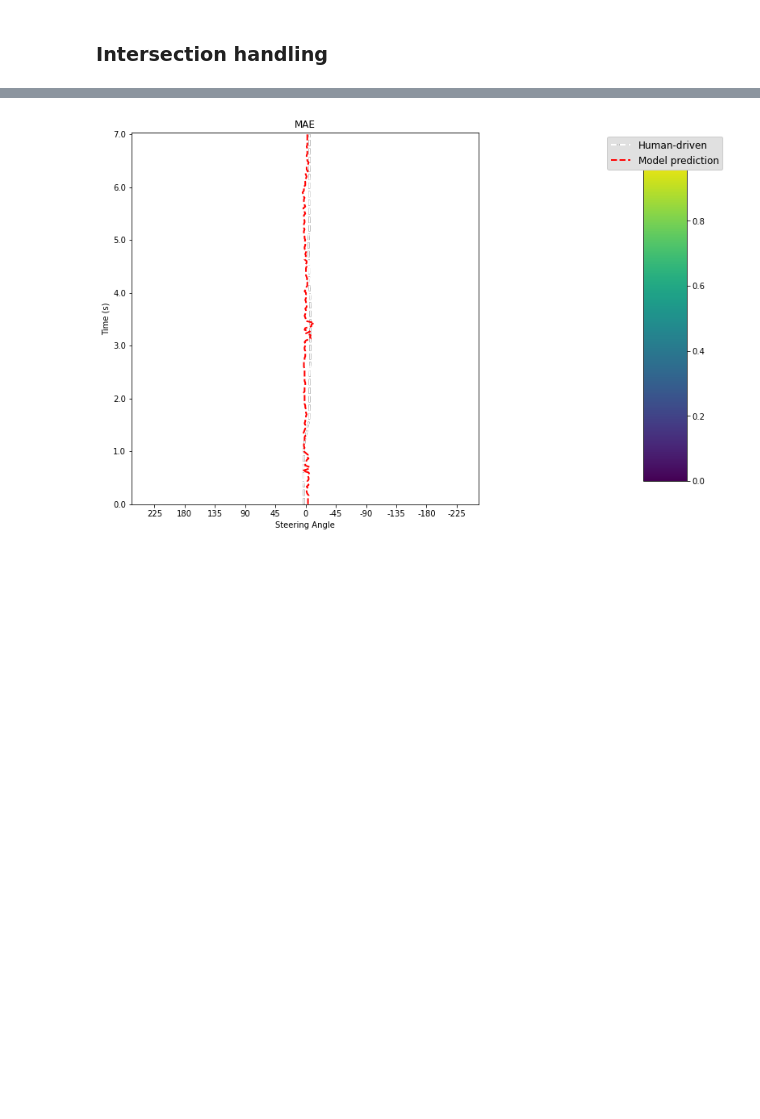
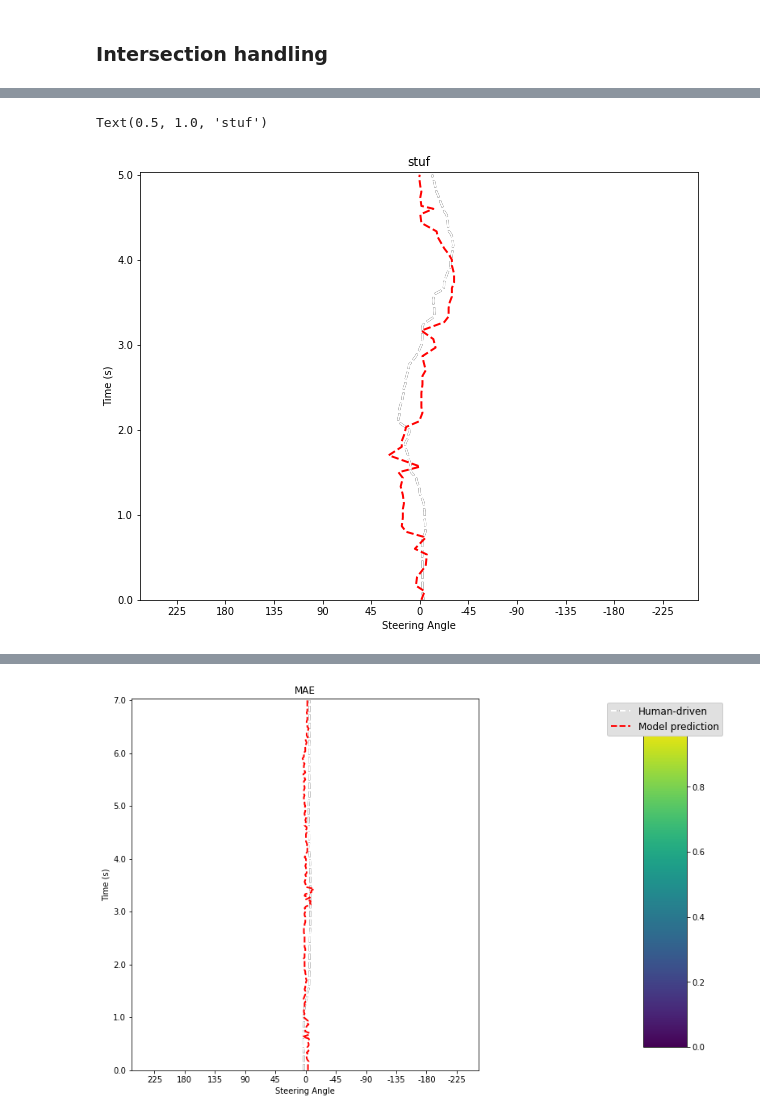
Before and after one commit to nikebless/e2e-driving, a Jupyter notebook: notebooks/intersection_handling.ipynb, the cells around one changed output, grey strips where cells are left out. Cells and saved outputs as stored; diff of their text form; code cells hidden in the pictures; blank space fills up the shorter version.

```diff
--- a/notebooks/intersection_handling.ipynb
+++ b/notebooks/intersection_handling.ipynb
@@ -303,3 +314,39 @@ def crop_intersection(ds_forward, ds_backward, place='village-forward'):
+# %%
+DURATION_SEC = 5
+num_samples = 512
+bound = 4.5
+
+eff_angles = intersection_dataset.frames.steering_angle
+pred_angles = intersection_dataset.frames.cmd_steering_angle * 14.7
+
+fix, ax = plt.subplots(figsize=(10, 10))
+
+
+ax.set_xlim(0, num_samples)
+ax.set_ylim(DURATION_SEC*30+1, 0) # 211 = 7 seconds * 30 fps + 1
+ax.set_aspect(2.6)
+
+ax.invert_xaxis()
+ax.invert_yaxis()
+ax.set_xlabel('Steering Angle')
+ax.set_ylabel('Time (s)')
+tick_formatter = FuncFormatter(lambda x, pos: int(bin_idx_to_steering_angle(x, num_samples=num_samples, bound=bound).round()))
+tick_locator = FixedLocator(steering_angle_to_bin_idx([-225, -180, -135, -90, -45, 0, 45, 90, 135, 180, 225]))
+ax.xaxis.set_major_formatter(tick_formatter)
+ax.xaxis.set_major_locator(tick_locator)
+ax.yaxis.set_major_locator(MultipleLocator(30))
+ax.yaxis.set_major_formatter(FuncFormatter(lambda x, pos: int(x)/30))
+
+true_angles_indices = steering_angle_to_bin_idx(np.degrees(eff_angles), num_samples=num_samples, bound=bound)
+pred_angles_indices = steering_angle_to_bin_idx(np.degrees(pred_angles), num_samples=num_samples, bound=bound)
+
+ax.plot(true_angles_indices, np.arange(0, len(true_angles_indices)), color='white', linestyle='dashed', linewidth=2, label='Effective angle', path_effects=[pe.Stroke(linewidth=2, foreground='black'), pe.Normal()])
+ax.plot(pred_angles_indices, np.arange(0, len(pred_angles_indices)), color='red', linestyle='dashed', linewidth=2, label='Model prediction')
+ax.set_title('stuf')
+ax.legend()
+# %% [output]
+Text(0.5, 1.0, 'stuf')
+[figure, added]
 # %%
 from ebm import optimizers
 from pilotnet import PilotNet, PilotnetEBM, PilotnetClassifier, PilotnetMDN
```
Also changed, not shown: parts of 28 cells of this notebook, 19 other files.
